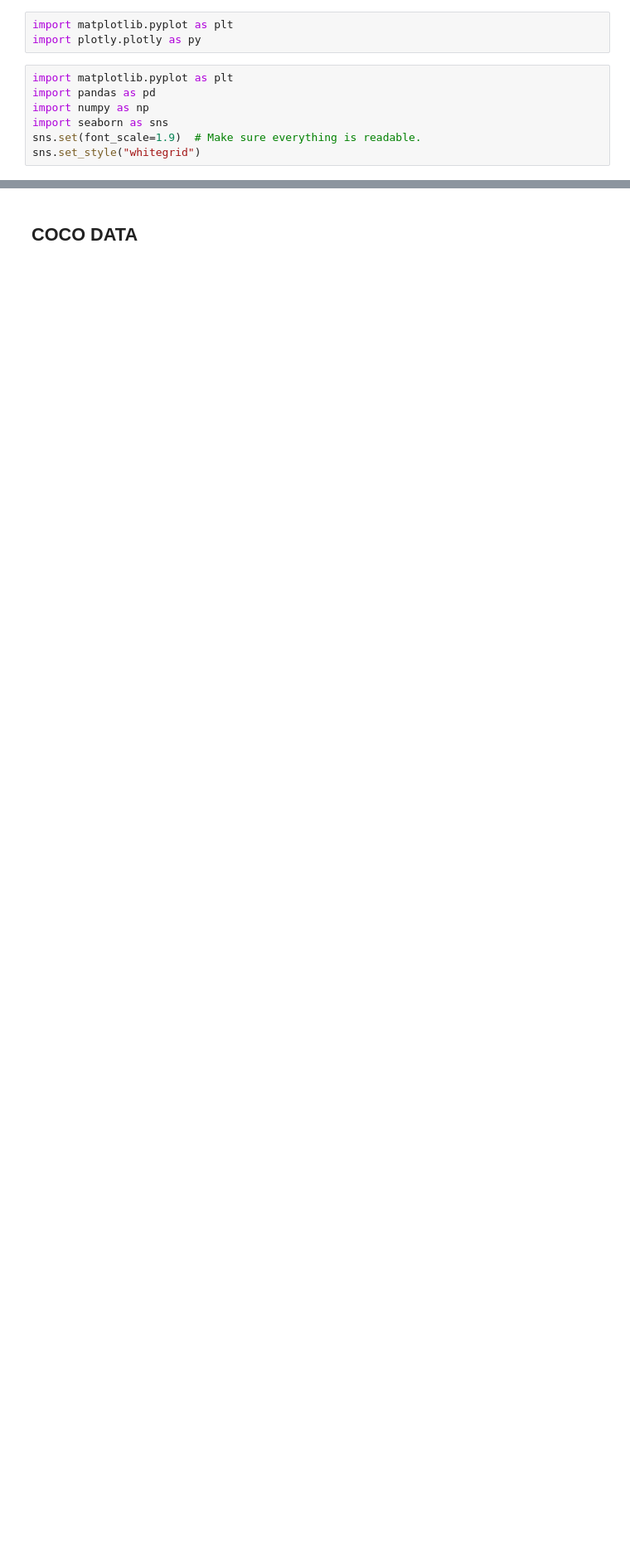
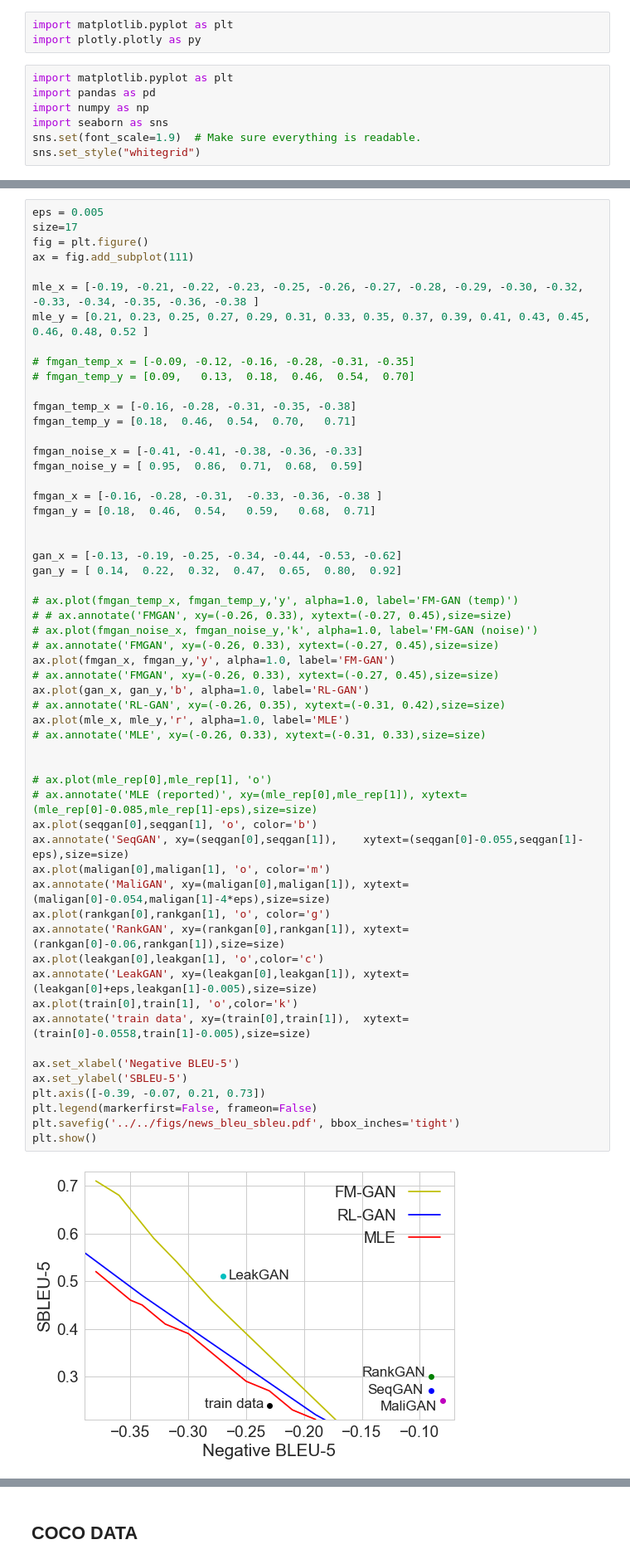
Before and after one commit to pclucas14/GansFallingShort, a Jupyter notebook: real_data_experiments/notebooks/bleu_sbleu.ipynb, the cells around one changed output, grey strips where cells are left out. Shown at 83% size. Cells and saved outputs as stored; diff of their text form; blank space fills up the shorter version.

```diff
--- a/real_data_experiments/notebooks/bleu_sbleu.ipynb
+++ b/real_data_experiments/notebooks/bleu_sbleu.ipynb
@@ -89,0 +58,58 @@ plt.show()
+# %%
+eps = 0.005
+size=17
+fig = plt.figure()
+ax = fig.add_subplot(111)
+
+mle_x = [-0.19, -0.21, -0.22, -0.23, -0.25, -0.26, -0.27, -0.28, -0.29, -0.30, -0.32, -0.33, -0.34, -0.35, -0.36, -0.38 ]
+mle_y = [0.21, 0.23, 0.25, 0.27, 0.29, 0.31, 0.33, 0.35, 0.37, 0.39, 0.41, 0.43, 0.45, 0.46, 0.48, 0.52 ]
+
+# fmgan_temp_x = [-0.09, -0.12, -0.16, -0.28, -0.31, -0.35]
+# fmgan_temp_y = [0.09,   0.13,  0.18,  0.46,  0.54,  0.70]
+
+fmgan_temp_x = [-0.16, -0.28, -0.31, -0.35, -0.38]
+fmgan_temp_y = [0.18,  0.46,  0.54,  0.70,   0.71]
+
+fmgan_noise_x = [-0.41, -0.41, -0.38, -0.36, -0.33]
+fmgan_noise_y = [ 0.95,  0.86,  0.71,  0.68,  0.59]
+
+fmgan_x = [-0.16, -0.28, -0.31,  -0.33, -0.36, -0.38 ]
+fmgan_y = [0.18,  0.46,  0.54,   0.59,   0.68,  0.71]
+
+
+gan_x = [-0.13, -0.19, -0.25, -0.34, -0.44, -0.53, -0.62]
+gan_y = [ 0.14,  0.22,  0.32,  0.47,  0.65,  0.80,  0.92]
+
+# ax.plot(fmgan_temp_x, fmgan_temp_y,'y', alpha=1.0, label='FM-GAN (temp)')
+# # ax.annotate('FMGAN', xy=(-0.26, 0.33), xytext=(-0.27, 0.45),size=size)
+# ax.plot(fmgan_noise_x, fmgan_noise_y,'k', alpha=1.0, label='FM-GAN (noise)')
+# ax.annotate('FMGAN', xy=(-0.26, 0.33), xytext=(-0.27, 0.45),size=size)
+ax.plot(fmgan_x, fmgan_y,'y', alpha=1.0, label='FM-GAN')
+# ax.annotate('FMGAN', xy=(-0.26, 0.33), xytext=(-0.27, 0.45),size=size)
+ax.plot(gan_x, gan_y,'b', alpha=1.0, label='RL-GAN')
+# ax.annotate('RL-GAN', xy=(-0.26, 0.35), xytext=(-0.31, 0.42),size=size)
+ax.plot(mle_x, mle_y,'r', alpha=1.0, label='MLE')
+# ax.annotate('MLE', xy=(-0.26, 0.33), xytext=(-0.31, 0.33),size=size)
+
+
+# ax.plot(mle_rep[0],mle_rep[1], 'o')
+# ax.annotate('MLE (reported)', xy=(mle_rep[0],mle_rep[1]), xytext=(mle_rep[0]-0.085,mle_rep[1]-eps),size=size)
+ax.plot(seqgan[0],seqgan[1], 'o', color='b')
+ax.annotate('SeqGAN', xy=(seqgan[0],seqgan[1]),    xytext=(seqgan[0]-0.055,seqgan[1]-eps),size=size)
+ax.plot(maligan[0],maligan[1], 'o', color='m')
+ax.annotate('MaliGAN', xy=(maligan[0],maligan[1]), xytext=(maligan[0]-0.054,maligan[1]-4*eps),size=size)
+ax.plot(rankgan[0],rankgan[1], 'o', color='g')
+ax.annotate('RankGAN', xy=(rankgan[0],rankgan[1]), xytext=(rankgan[0]-0.06,rankgan[1]),size=size)
+ax.plot(leakgan[0],leakgan[1], 'o',color='c')
+ax.annotate('LeakGAN', xy=(leakgan[0],leakgan[1]), xytext=(leakgan[0]+eps,leakgan[1]-0.005),size=size)
+ax.plot(train[0],train[1], 'o',color='k')
+ax.annotate('train data', xy=(train[0],train[1]),  xytext=(train[0]-0.0558,train[1]-0.005),size=size)
+
+ax.set_xlabel('Negative BLEU-5')
+ax.set_ylabel('SBLEU-5')
+plt.axis([-0.39, -0.07, 0.21, 0.73])
+plt.legend(markerfirst=False, frameon=False)
+plt.savefig('../../figs/news_bleu_sbleu.pdf', bbox_inches='tight')
+plt.show()
+# %% [output]
+[figure, added]
```
Also changed, not shown: parts of 3 cells of this notebook, 26 other files.
